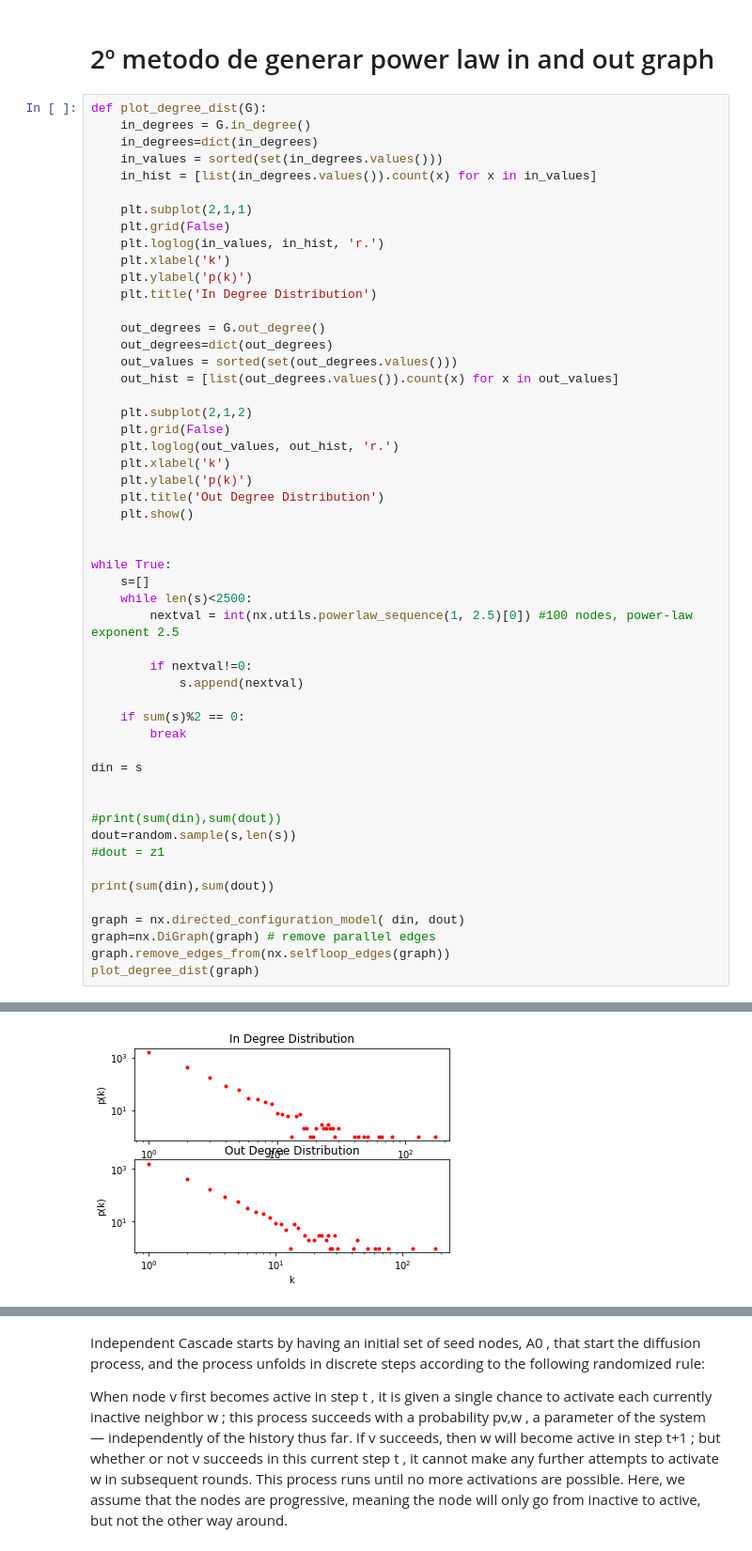
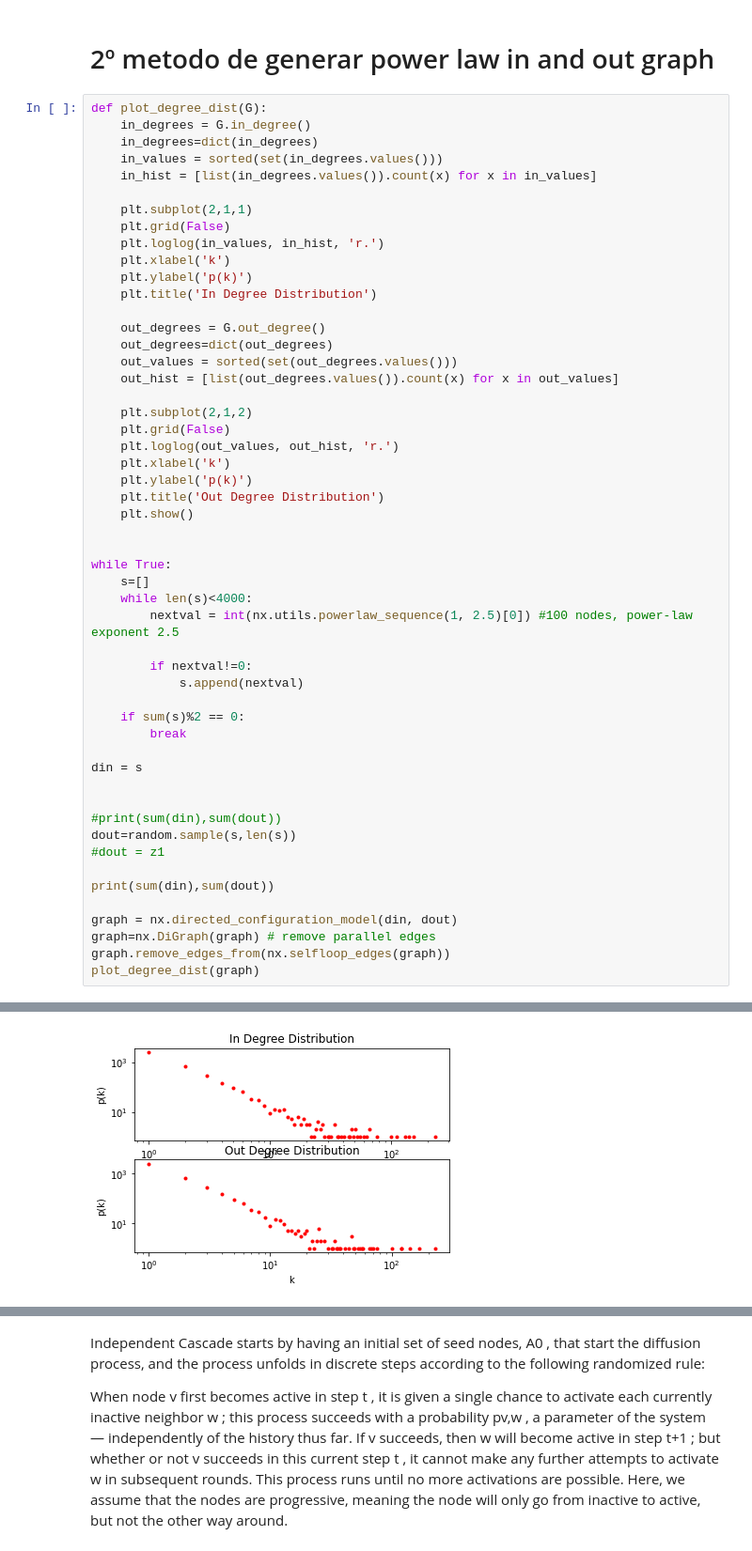
Before and after one commit to Brumargon/TFM.-, a Jupyter notebook: ICM .ipynb, the cells around one changed output, grey strips where cells are left out. Shown: that part at 94% size. Saved outputs shown, nothing was run; the diff lists cells and outputs as text.

```diff
--- a/ICM .ipynb
+++ b/ICM .ipynb
@@ -64,7 +62,7 @@ def plot_degree_dist(G):
 
 while True:
     s=[]
-    while len(s)<2500:
+    while len(s)<4000:
         nextval = int(nx.utils.powerlaw_sequence(1, 2.5)[0]) #100 nodes, power-law exponent 2.5
 
         if nextval!=0:
@@ -82,7 +80,7 @@ dout=random.sample(s,len(s))
 
 print(sum(din),sum(dout))
 
-graph = nx.directed_configuration_model( din, dout)
+graph = nx.directed_configuration_model(din, dout)
 graph=nx.DiGraph(graph) # remove parallel edges
 graph.remove_edges_from(nx.selfloop_edges(graph))
 plot_degree_dist(graph)
@@ -91 +89 @@ plot_degree_dist(graph)
-[figure, old version]
+[figure, new version]
```
Also changed, not shown: parts of 11 cells of this notebook.
